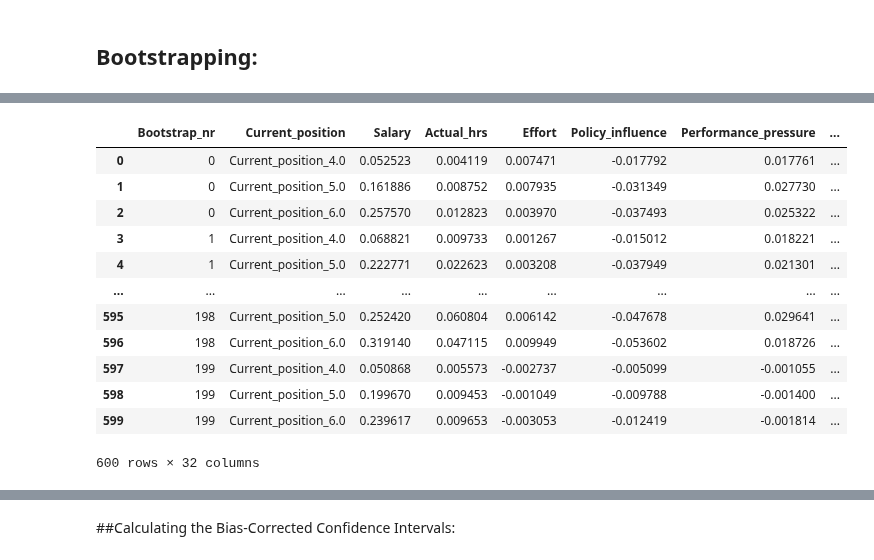
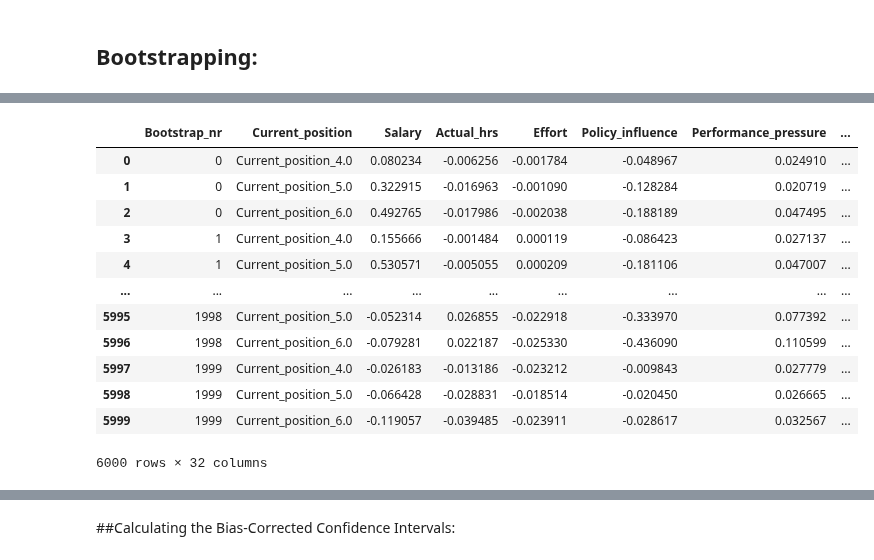
Before and after one commit to AndreiAf02/Job-Satisfaction, a Jupyter notebook: Job_Satisfaction_CZ_Seniority.ipynb, the cells around one changed output, grey strips where cells are left out. Cells and saved outputs as stored; diff of their text form; code cells hidden in the pictures.

```diff
--- a/Job_Satisfaction_CZ_Seniority.ipynb
+++ b/Job_Satisfaction_CZ_Seniority.ipynb
@@ -1473,23 +1439,21 @@ Sobel_p_val_no_mod.set_index('Current_Position').T
 # %% [markdown]
 ## Bootstrapping:
 # %%
-times = 200
+times = 2000
 
 Evaluation_cols = ['DoF', 'DoF Baseline', 'chi2', 'chi2 p-value', 'chi2 Baseline', 'CFI',
                    'GFI', 'AGFI', 'NFI', 'TLI', 'RMSEA', 'AIC', 'BIC', 'LogLik']
 
 
-bootstrap_path_values = pd.DataFrame(columns = ['Bootstrap_nr', 'Current_position']+Working_condition_cols+['Job_satisfaction']+Evaluation_cols)
-mediation_path_values = pd.DataFrame(columns = ['Bootstrap_nr']+Working_condition_cols+Evaluation_cols)
-moderation_path_values = pd.DataFrame(columns = ['Bootstrap_nr']+Moderation_cols+Evaluation_cols)
-bootstrap_path_values_no_mod = pd.DataFrame(columns = ['Bootstrap_nr', 'Current_position']+Working_condition_cols+['Job_satisfaction']+Evaluation_cols)
-mediation_path_values_no_mod = pd.DataFrame(columns = ['Bootstrap_nr']+Working_condition_cols+Evaluation_cols)
+mediation_path_values = pd.DataFrame(columns = ['Bootstrap_nr', 'Current_position']+Working_condition_cols+['Job_satisfaction']+Evaluation_cols)
+moderation_path_values = pd.DataFrame(columns = ['Bootstrap_nr', 'Current_position']+Working_condition_cols)
+mediation_path_values_no_mod = pd.DataFrame(columns = ['Bootstrap_nr', 'Current_position']+Working_condition_cols+['Job_satisfaction']+Evaluation_cols)
 
 model = semopy.Model(path)
 model_no_mod = semopy.Model(path_no_mod)
 
 for i in range(times):
-  if i % 10 ==0:
+  if i % 20 ==0:
     print(f'Run: {i}/{times}')
   data_cz_bootstrapped = data_cz_formatted_academic_w_dummies.sample(n=len(data_cz_formatted_academic_w_dummies), replace=True, random_state=i).reset_index(drop=True)
 
@@ -1509,30 +1473,19 @@ for i in range(times):
 
     for curr_pos in Current_position_dummy_cols:
       path_coeff = [i, curr_pos]
+      mod_coeff = [i, curr_pos]
       for work_cond in Working_condition_cols:
         path_coeff.append(float(ins['Estimate'][(ins['rval']==curr_pos) &
                           (ins['lval']==work_cond)].iloc[0]) * float(ins['Estimate'][(ins['rval']==work_cond) &
                           (ins['lval']=='Job_satisfaction')].iloc[0]))
+        mod_coeff.append(float(ins['Estimate'][(ins['rval']==curr_pos) &
+                          (ins['lval']==work_cond)].iloc[0]) * float(ins['Estimate'][(ins['rval']==work_cond+'_mod_Age') &
+                          (ins['lval']=='Job_satisfaction')].iloc[0]))
       path_coeff.append(float(ins['Estimate'][(ins['rval']==curr_pos) &
                           (ins['lval']=='Job_satisfaction')].iloc[0]))
       path_coeff = path_coeff + fit_evaluation.iloc[0].tolist()
-      bootstrap_path_values.loc[len(bootstrap_path_values)] = path_coeff
-
-    ## Printing the mediation pathways with Age moderation:
-    med_coeff = [i]
-    for work_cond in Working_condition_cols:
-        med_coeff.append(float(ins['Estimate'][(ins['rval']==work_cond) &
-                          (ins['lval']=='Job_satisfaction')].iloc[0]))
-    med_coeff = med_coeff + fit_evaluation.iloc[0].tolist()
-    mediation_path_values.loc[len(mediation_path_values)] = med_coeff
-
-    ## Printing the moderation coefficients for Age moderation:
-    mod_coeff = [i]
-    for mod_element in Moderation_cols:
-        mod_coeff.append(float(ins['Estimate'][(ins['rval']==mod_element) &
-                          (ins['lval']=='Job_satisfaction')].iloc[0]))
-    mod_coeff = mod_coeff + fit_evaluation.iloc[0].tolist()
-    moderation_path_values.loc[len(moderation_path_values)] = mod_coeff
+      mediation_path_values.loc[len(mediation_path_values)] = path_coeff
+      moderation_path_values.loc[len(moderation_path_values)] = mod_coeff
 
 
     ## ---------------- Returning the full indirect path fits for the path model without Age moderation: ----------------------
@@ -1548,19 +1501,11 @@ for i in range(times):
       path_coeff_no_mod.append(float(ins_no_mod['Estimate'][(ins_no_mod['rval']==curr_pos) &
                           (ins_no_mod['lval']=='Job_satisfaction')].iloc[0]))
       path_coeff_no_mod = path_coeff_no_mod + fit_evaluation_no_mod.iloc[0].tolist()
-      bootstrap_path_values_no_mod.loc[len(bootstrap_path_values_no_mod)] = path_coeff_no_mod
-
-    ## Printing the mediation pathways without Age moderation:
-    med_coeff_no_mod = [i]
-    for work_cond in Working_condition_cols:
-        med_coeff_no_mod.append(float(ins_no_mod['Estimate'][(ins_no_mod['rval']==work_cond) &
-                          (ins_no_mod['lval']=='Job_satisfaction')].iloc[0]))
-    med_coeff_no_mod = med_coeff_no_mod + fit_evaluation_no_mod.iloc[0].tolist()
-    mediation_path_values_no_mod.loc[len(mediation_path_values_no_mod)] = med_coeff_no_mod
+      mediation_path_values_no_mod.loc[len(mediation_path_values_no_mod)] = path_coeff_no_mod
 
   else:
     print('Run:', i)
     print('Optimization Unsuccessful')
 
-bootstrap_path_values
+mediation_path_values
 # %% [output]
@@ -1587,13 +1529,13 @@ Run: 190/200
 |  | Bootstrap_nr | Current_position | Salary | Actual_hrs | Effort | Policy_influence | Performance_pressure | ... |
-| 0 | 0 | Current_position_4.0 | 0.052523 | 0.004119 | 0.007471 | -0.017792 | 0.017761 | ... |
-| 1 | 0 | Current_position_5.0 | 0.161886 | 0.008752 | 0.007935 | -0.031349 | 0.027730 | ... |
-| 2 | 0 | Current_position_6.0 | 0.257570 | 0.012823 | 0.003970 | -0.037493 | 0.025322 | ... |
-| 3 | 1 | Current_position_4.0 | 0.068821 | 0.009733 | 0.001267 | -0.015012 | 0.018221 | ... |
-| 4 | 1 | Current_position_5.0 | 0.222771 | 0.022623 | 0.003208 | -0.037949 | 0.021301 | ... |
+| 0 | 0 | Current_position_4.0 | 0.080234 | -0.006256 | -0.001784 | -0.048967 | 0.024910 | ... |
+| 1 | 0 | Current_position_5.0 | 0.322915 | -0.016963 | -0.001090 | -0.128284 | 0.020719 | ... |
+| 2 | 0 | Current_position_6.0 | 0.492765 | -0.017986 | -0.002038 | -0.188189 | 0.047495 | ... |
+| 3 | 1 | Current_position_4.0 | 0.155666 | -0.001484 | 0.000119 | -0.086423 | 0.027137 | ... |
+| 4 | 1 | Current_position_5.0 | 0.530571 | -0.005055 | 0.000209 | -0.181106 | 0.047007 | ... |
 | ... | ... | ... | ... | ... | ... | ... | ... | ... |
-| 595 | 198 | Current_position_5.0 | 0.252420 | 0.060804 | 0.006142 | -0.047678 | 0.029641 | ... |
-| 596 | 198 | Current_position_6.0 | 0.319140 | 0.047115 | 0.009949 | -0.053602 | 0.018726 | ... |
-| 597 | 199 | Current_position_4.0 | 0.050868 | 0.005573 | -0.002737 | -0.005099 | -0.001055 | ... |
-| 598 | 199 | Current_position_5.0 | 0.199670 | 0.009453 | -0.001049 | -0.009788 | -0.001400 | ... |
-| 599 | 199 | Current_position_6.0 | 0.239617 | 0.009653 | -0.003053 | -0.012419 | -0.001814 | ... |
+| 5995 | 1998 | Current_position_5.0 | -0.052314 | 0.026855 | -0.022918 | -0.333970 | 0.077392 | ... |
+| 5996 | 1998 | Current_position_6.0 | -0.079281 | 0.022187 | -0.025330 | -0.436090 | 0.110599 | ... |
+| 5997 | 1999 | Current_position_4.0 | -0.026183 | -0.013186 | -0.023212 | -0.009843 | 0.027779 | ... |
+| 5998 | 1999 | Current_position_5.0 | -0.066428 | -0.028831 | -0.018514 | -0.020450 | 0.026665 | ... |
+| 5999 | 1999 | Current_position_6.0 | -0.119057 | -0.039485 | -0.023911 | -0.028617 | 0.032567 | ... |
-600 rows × 32 columns
+6000 rows × 32 columns
```
Also changed, not shown: parts of 26 cells of this notebook.
